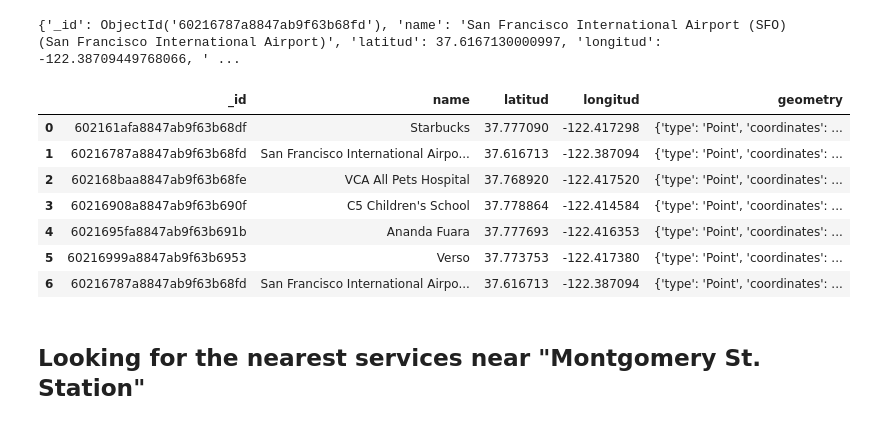
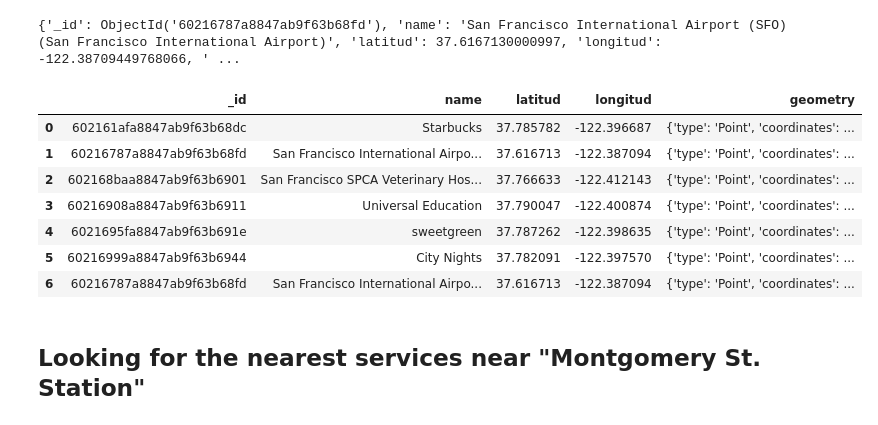
Before and after one commit to Fominayasg/geospatial-data-project, a Jupyter notebook: 04_nearest_services.ipynb, the cells around one changed output. Cells and saved outputs as stored; diff of their text form; code cells hidden in the pictures.

```diff
--- a/04_nearest_services.ipynb
+++ b/04_nearest_services.ipynb
@@ -133,47 +136,47 @@ loc2_list.append(x)
 # %%
 # Nearest schools
 nearest = db.schools.find({"geometry":{"$near":{"type":"Point", "coordinates":loc2}}})
-x = list(nearest)[0]
-print(x)
-loc2_list.append(x)
+a = list(nearest)[0]
+print(a)
+loc2_list.append(a)
 # %% [output]
 {'_id': ObjectId('60216908a8847ab9f63b6911'), 'name': 'Universal Education', 'latitud': 37.7900465, 'longitud': -122.4008744, 'geometry': {'type': 'Point', 'coordinates': [-122.4008744, 37.7900465]}}
 # %%
 # Nearest vegan restaurants
 nearest = db.vegan.find({"geometry":{"$near":{"type":"Point", "coordinates":loc2}}})
-x = list(nearest)[0]
-print(x)
-loc2_list.append(x)
+a = list(nearest)[0]
+print(a)
+loc2_list.append(a)
 # %% [output]
 {'_id': ObjectId('6021695fa8847ab9f63b691e'), 'name': 'sweetgreen', 'latitud': 37.7872625, 'longitud': -122.3986346, 'geometry': {'type': 'Point', 'coordinates': [-122.3986346, 37.7872625]}}
 # %%
 # Nearest nightclubs
 nearest = db.party.find({"geometry":{"$near":{"type":"Point", "coordinates":loc2}}})
-x = list(nearest)[0]
-print(x)
-loc2_list.append(x)
+a = list(nearest)[0]
+print(a)
+loc2_list.append(a)
 # %% [output]
 {'_id': ObjectId('60216999a8847ab9f63b6944'), 'name': 'City Nights', 'latitud': 37.7820910906291, 'longitud': -122.39756969521922, 'geometry': {'type': 'Point', 'coordinates': [-122.39756969521922, 37 ...
 # %%
 # Nearest basketball stadium
 nearest = db.basket_stadiums# Nearest airport
 nearest = db.airports.find({"geometry":{"$near":{"type":"Point", "coordinates":loc2}}})
-x = list(nearest)[0]
-print(x)
-loc2_list.append(x)
+a = list(nearest)[0]
+print(a)
+loc2_list.append(a)
 # %% [output]
 {'_id': ObjectId('60216787a8847ab9f63b68fd'), 'name': 'San Francisco International Airport (SFO) (San Francisco International Airport)', 'latitud': 37.6167130000997, 'longitud': -122.38709449768066, ' ...
 # %%
-loc2_df = pd.DataFrame(loc1_list)
+loc2_df = pd.DataFrame(loc2_list)
 loc2_df
 # %% [output]
 |  | _id | name | latitud | longitud | geometry |
-| 0 | 602161afa8847ab9f63b68df | Starbucks | 37.777090 | -122.417298 | {'type': 'Point', 'coordinates': ... |
+| 0 | 602161afa8847ab9f63b68dc | Starbucks | 37.785782 | -122.396687 | {'type': 'Point', 'coordinates': ... |
 | 1 | 60216787a8847ab9f63b68fd | San Francisco International Airpo... | 37.616713 | -122.387094 | {'type': 'Point', 'coordinates': ... |
-| 2 | 602168baa8847ab9f63b68fe | VCA All Pets Hospital | 37.768920 | -122.417520 | {'type': 'Point', 'coordinates': ... |
-| 3 | 60216908a8847ab9f63b690f | C5 Children's School | 37.778864 | -122.414584 | {'type': 'Point', 'coordinates': ... |
-| 4 | 6021695fa8847ab9f63b691b | Ananda Fuara | 37.777693 | -122.416353 | {'type': 'Point', 'coordinates': ... |
-| 5 | 60216999a8847ab9f63b6953 | Verso | 37.773753 | -122.417380 | {'type': 'Point', 'coordinates': ... |
+| 2 | 602168baa8847ab9f63b6901 | San Francisco SPCA Veterinary Hos... | 37.766633 | -122.412143 | {'type': 'Point', 'coordinates': ... |
+| 3 | 60216908a8847ab9f63b6911 | Universal Education | 37.790047 | -122.400874 | {'type': 'Point', 'coordinates': ... |
+| 4 | 6021695fa8847ab9f63b691e | sweetgreen | 37.787262 | -122.398635 | {'type': 'Point', 'coordinates': ... |
+| 5 | 60216999a8847ab9f63b6944 | City Nights | 37.782091 | -122.397570 | {'type': 'Point', 'coordinates': ... |
 | 6 | 60216787a8847ab9f63b68fd | San Francisco International Airpo... | 37.616713 | -122.387094 | {'type': 'Point', 'coordinates': ... |
 # %%
 loc2_df.to_csv("data/loc2_nearest_requirements.csv")
```
Also changed, not shown: parts of 7 cells of this notebook, 3 other files.
